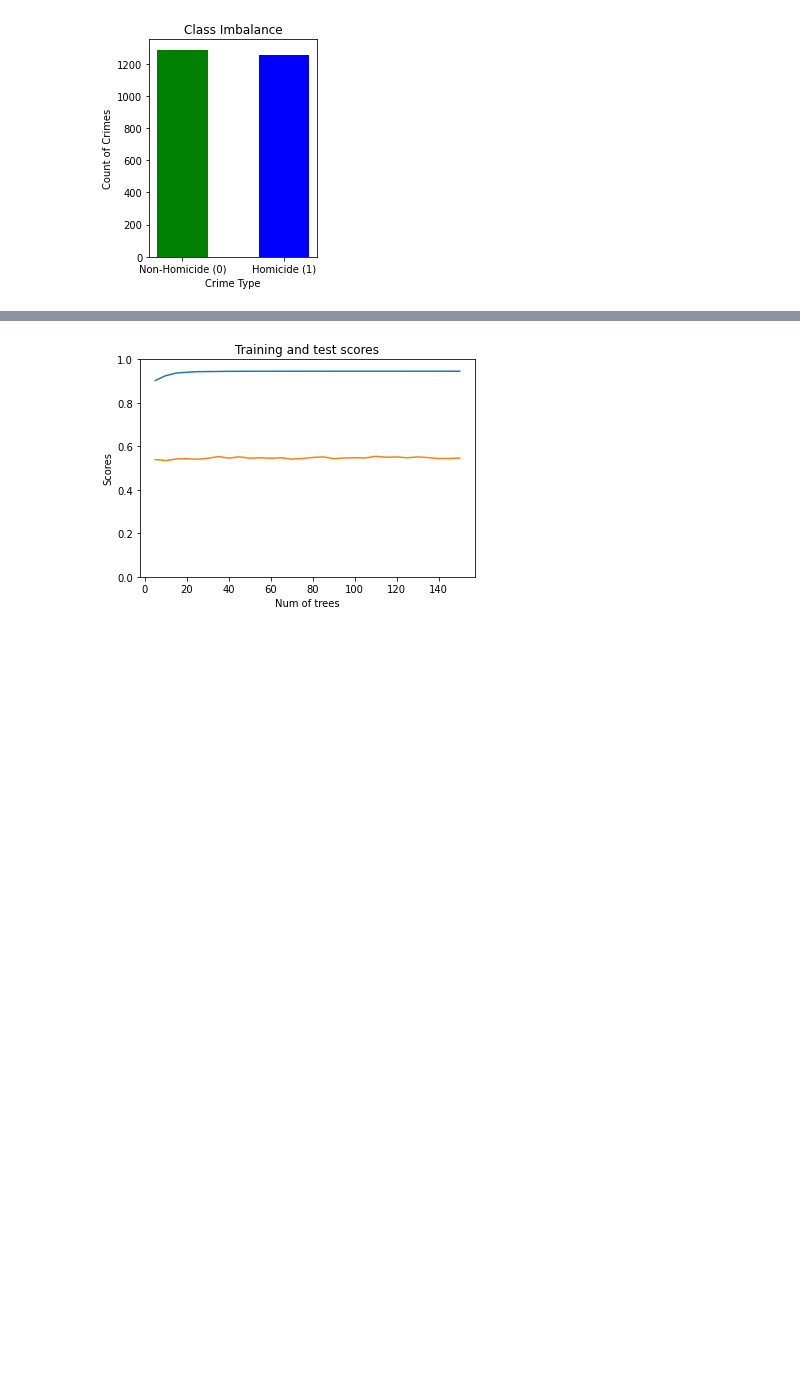
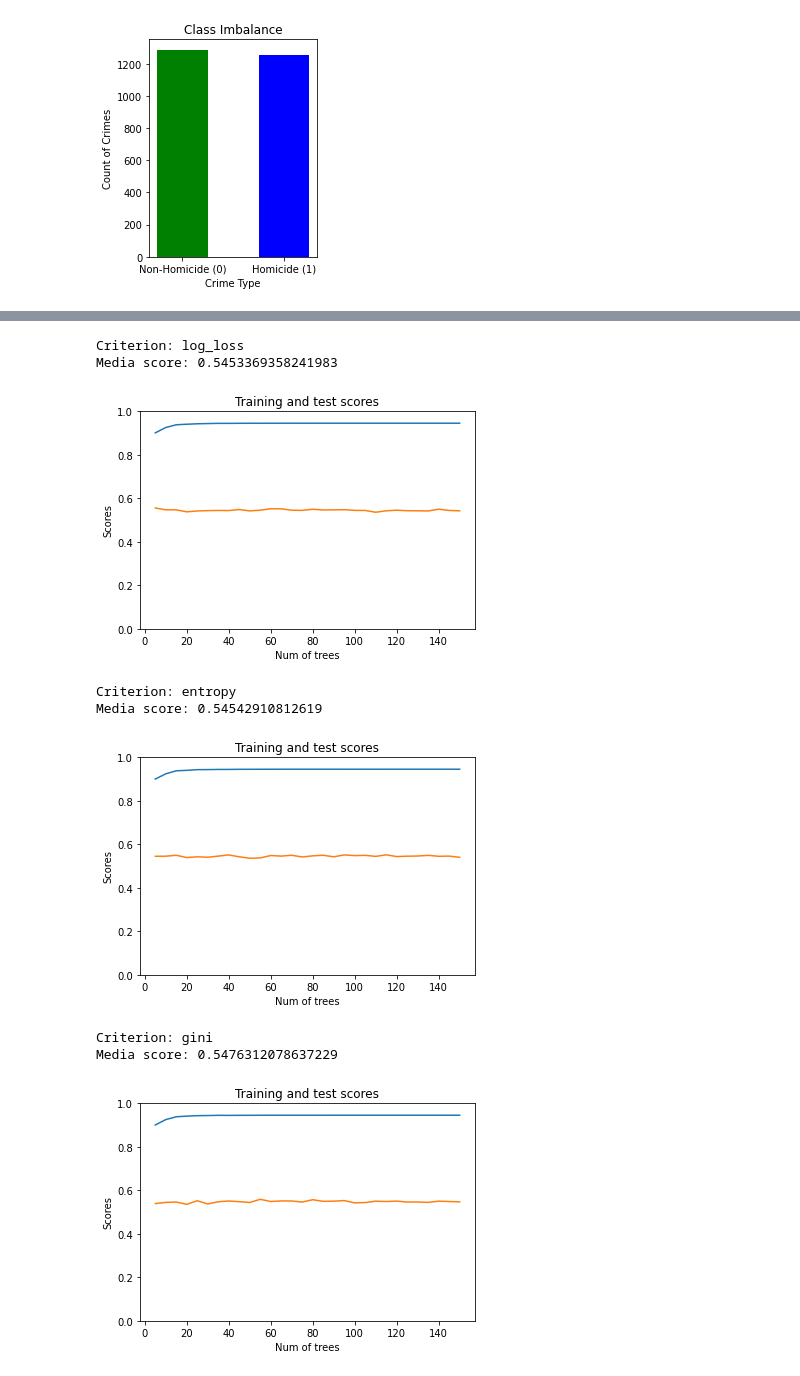
Before and after one commit to antoniomari/Ingegneria-della-conoscenza, a Jupyter notebook: source/Supervised nb.ipynb, the cells around one changed output, grey strips where cells are left out. Saved outputs shown, nothing was run; the diff lists cells and outputs as text; code cells hidden in the pictures; blank space fills up the shorter version.

```diff
--- a/source/Supervised nb.ipynb
+++ b/source/Supervised nb.ipynb
@@ -79,6 +88,7 @@ from sklearn import model_selection
 from sklearn.ensemble import GradientBoostingClassifier
 from sklearn.tree import DecisionTreeClassifier
 from sklearn.ensemble import RandomForestClassifier
+from sklearn.base import clone
 
 def k_fold(X: pd.DataFrame, y: pd.Series, n_folds: int, classifier, verbose=False):
 
@@ -97,14 +107,14 @@ def k_fold(X: pd.DataFrame, y: pd.Series, n_folds: int, classifier, verbose=Fals
     elif model_type=="random_forest":
         curr_tree = RandomForestClassifier(n_estimators=20)
         """
-    curr_tree = classifier
+
 
     for train_indexes, test_indexes in kf.split(X, y):
+        curr_classifier = clone(classifier)
+        curr_classifier = curr_classifier.fit(X.iloc[train_indexes], y[train_indexes])
 
-        curr_tree = curr_tree.fit(X.iloc[train_indexes], y[train_indexes])
-
-        curr_train_score = curr_tree.score(X.iloc[train_indexes], y[train_indexes])
-        curr_test_score = curr_tree.score(X.iloc[test_indexes], y[test_indexes])
+        curr_train_score = curr_classifier.score(X.iloc[train_indexes], y[train_indexes])
+        curr_test_score = curr_classifier.score(X.iloc[test_indexes], y[test_indexes])
 
         if verbose:
             print("Fold " + str(j) + "/" + str(n_folds))
@@ -113,16 +123,16 @@ def k_fold(X: pd.DataFrame, y: pd.Series, n_folds: int, classifier, verbose=Fals
             print("-------| Training |-----------")
 
             print_classifier_scores(true_y=y[train_indexes],
-                                pred_y=curr_tree.predict(X.iloc[train_indexes]), beta=2.0)
+                                pred_y=curr_classifier.predict(X.iloc[train_indexes]), beta=2.0)
 
             print("-------|   Test   |-----------")
             true_y = y[test_indexes]
-            pred_y = curr_tree.predict(X.iloc[test_indexes])
+            pred_y = curr_classifier.predict(X.iloc[test_indexes])
             print_classifier_scores(true_y=true_y, pred_y=pred_y, beta=2.0)
 
 
         if curr_test_score > max_score:
-            best_tree = curr_tree
+            best_classifier = curr_classifier
             max_score = curr_test_score
 
         j += 1
@@ -132,7 +142,7 @@ def k_fold(X: pd.DataFrame, y: pd.Series, n_folds: int, classifier, verbose=Fals
     mean_train_score = i_train / n_folds
     mean_test_score = i_test / n_folds
 
-    return best_tree, mean_train_score, mean_test_score
+    return best_classifier, mean_train_score, mean_test_score
 # %%
 # extract info for trees
 
@@ -215,5 +205,5 @@ F-measure:      0.5736361943772109
 # %%
-best_forest, mean_train_score, mean_test_score = k_fold(X, y, 10, model_type="random_forest")
+best_forest, mean_train_score, mean_test_score = k_fold(X, y, 10, classifier=RandomForestClassifier(), verbose=True)
 # %% [output]
 Fold 1/10
 --------MODEL 1 QUALITY--------
@@ -261,14 +250,25 @@ ValueError: x and y must have same first dimension, but have shapes (1,) and (30
-# %%
-plot_scores([i for i in range(5, 151, 5)], mean_train_score, mean_test_score, "Num of trees")
-# %% [output]
-[figure, removed]
 # %%
-mean_train_score = []
-mean_test_score = []
+import numpy as np
 
-for i in range(5, 151, 5):
-    best_forest, train_sc, test_sc = k_fold(X, y, 10, classifier=RandomForestClassifier(n_estimators=i))
-    mean_train_score.append(train_sc)
-    mean_test_score.append(test_sc)
+for crit in {"gini", "entropy", "log_loss"}:
+    mean_train_score = []
+    mean_test_score = []
+    print(f"Criterion: {crit}")
+    for i in range(5, 151, 5):
+        best_forest, train_sc, test_sc = k_fold(X, y, 10, classifier=RandomForestClassifier(n_estimators=i, criterion=crit))
+        mean_train_score.append(train_sc)
+        mean_test_score.append(test_sc)
 
-plot_scores([i for i in range(5, 151, 5)], mean_train_score, mean_test_score, "Num of trees")
+    print(f"Media score: {np.average(mean_test_score)}")
+
+    plot_scores([i for i in range(5, 151, 5)], mean_train_score, mean_test_score, "Num of trees")
+# %% [output]
+Criterion: log_loss
+Media score: 0.5453369358241983
+[figure, added]
+Criterion: entropy
+Media score: 0.54542910812619
+[figure, added]
+Criterion: gini
+Media score: 0.5476312078637229
+[figure, added]
```
Also changed, not shown: parts of 11 cells of this notebook.
